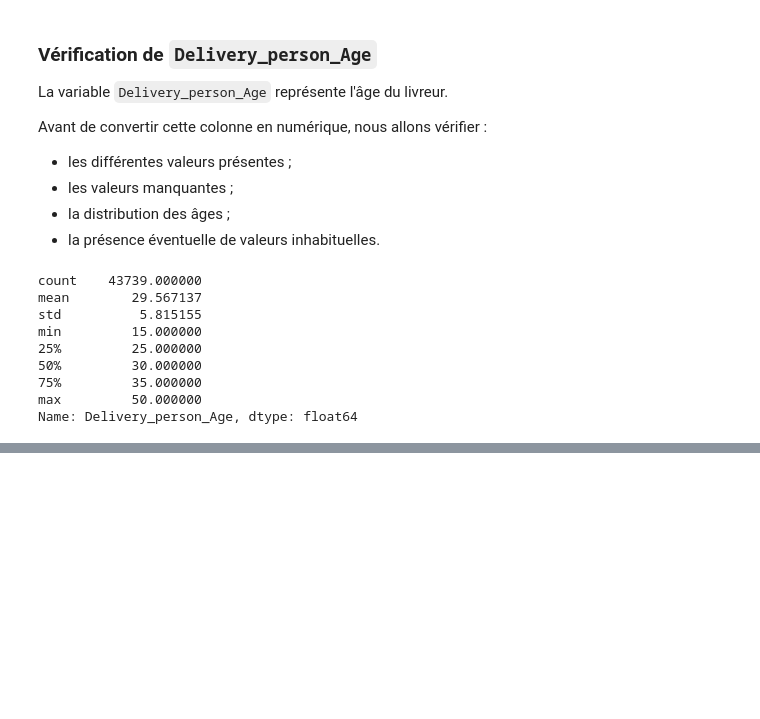
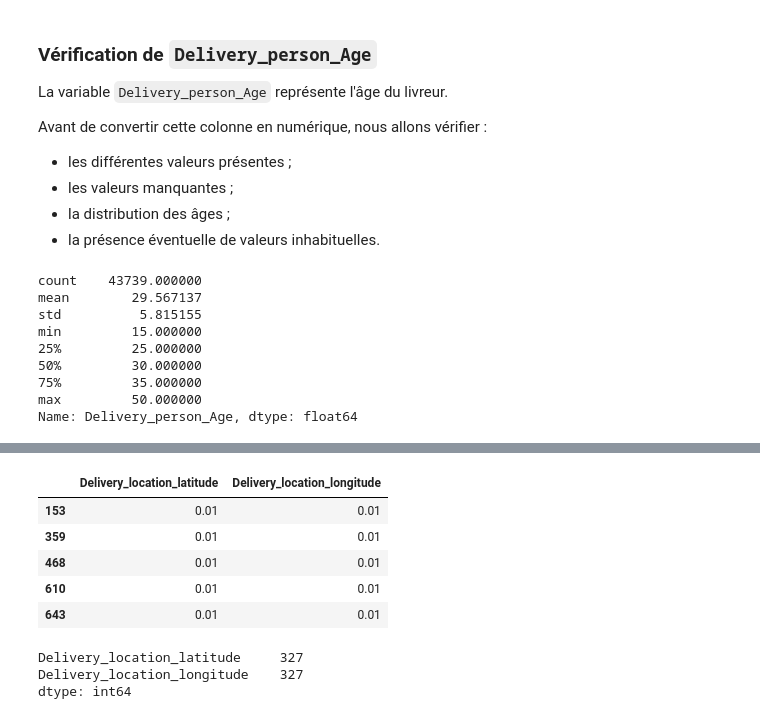
Before and after one commit to lahcen404/DeliveryETA, a Jupyter notebook: notebooks/delivery_eta_analysis.ipynb, the cells around one changed output, grey strips where cells are left out. Drawn from its saved outputs; the diff is of its cells as text; code cells hidden in the pictures; blank space fills up the shorter version.

```diff
--- a/notebooks/delivery_eta_analysis.ipynb
+++ b/notebooks/delivery_eta_analysis.ipynb
@@ -718,0 +551,17 @@ plt.show()
+# %%
+clean_df[
+    (clean_df["Delivery_location_latitude"] == 0.01) |
+    (clean_df["Delivery_location_longitude"] == 0.01)
+][
+    [
+        "Delivery_location_latitude",
+        "Delivery_location_longitude"
+    ]
+].head()
+# %% [output]
+|  | Delivery_location_latitude | Delivery_location_longitude |
+| 153 | 0.01 | 0.01 |
+| 359 | 0.01 | 0.01 |
+| 468 | 0.01 | 0.01 |
+| 610 | 0.01 | 0.01 |
+| 643 | 0.01 | 0.01 |
@@ -718,0 +579,11 @@ plt.show()
+# %%
+clean_df[
+    [
+        "Delivery_location_latitude",
+        "Delivery_location_longitude"
+    ]
+].isna().sum()
+# %% [output]
+Delivery_location_latitude     327
+Delivery_location_longitude    327
+dtype: int64
```
Also changed, not shown: parts of 54 cells of this notebook.
